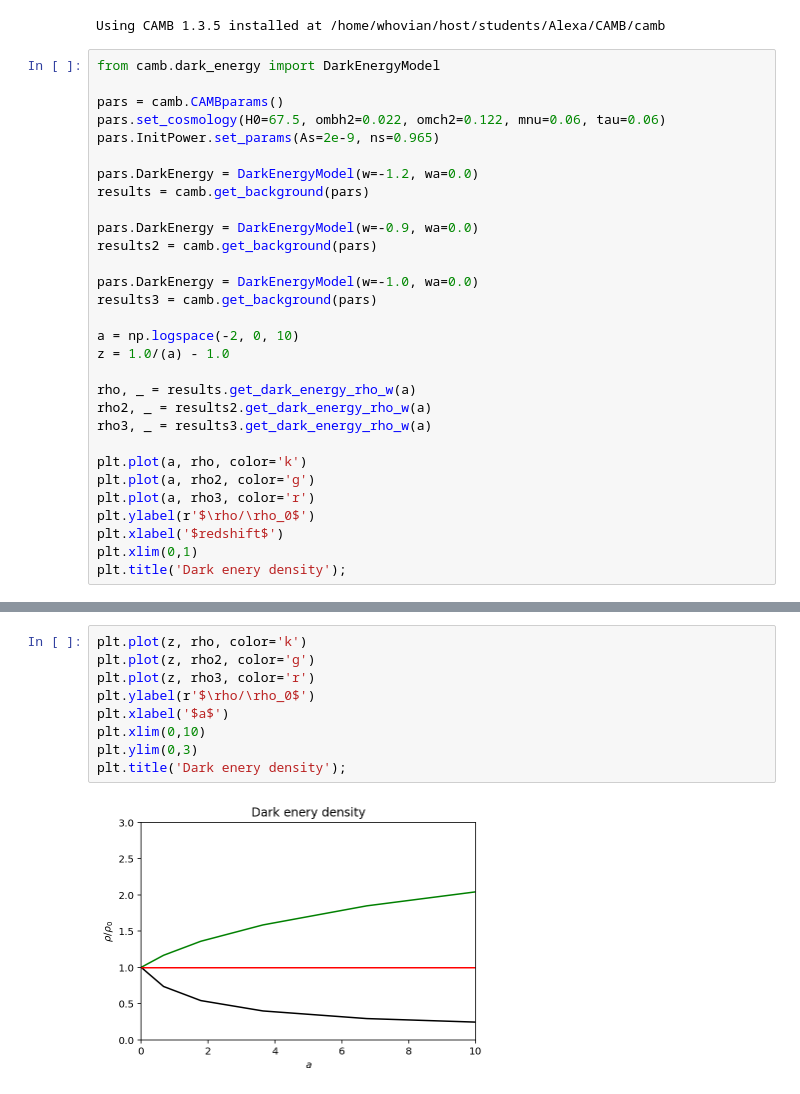
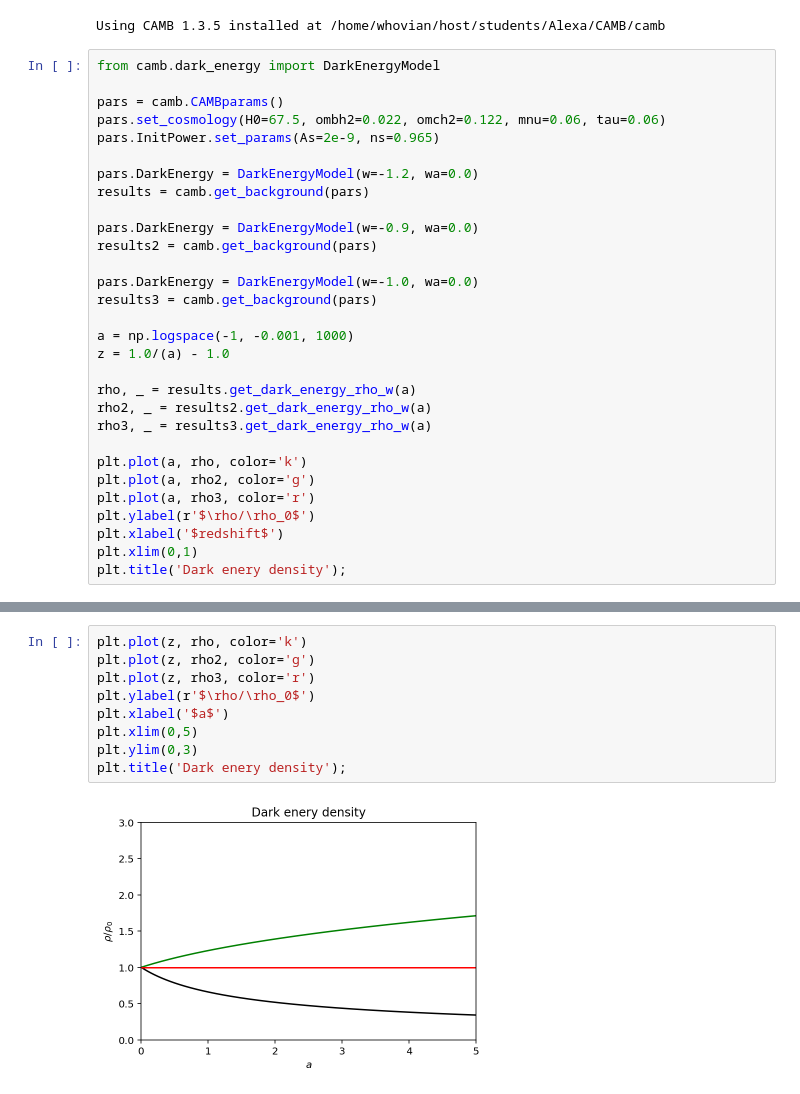
Before and after one commit to SBU-JAMES/CAMB, a Jupyter notebook: DarkEnergyTest.ipynb, the cells around one changed output, grey strips where cells are left out. Drawn from its saved outputs; the diff is of its cells as text.

```diff
--- a/DarkEnergyTest.ipynb
+++ b/DarkEnergyTest.ipynb
@@ -27,7 +27,7 @@ results2 = camb.get_background(pars)
 pars.DarkEnergy = DarkEnergyModel(w=-1.0, wa=0.0)
 results3 = camb.get_background(pars)
 
-a = np.logspace(-2, 0, 10)
+a = np.logspace(-1, -0.001, 1000)
 z = 1.0/(a) - 1.0
 
 rho, _ = results.get_dark_energy_rho_w(a)
@@ -46,11 +46,11 @@ plt.title('Dark enery density');
 # %%
 plt.plot(z, rho, color='k')
 plt.plot(z, rho2, color='g')
 plt.plot(z, rho3, color='r')
 plt.ylabel(r'$\rho/\rho_0$')
 plt.xlabel('$a$')
-plt.xlim(0,10)
+plt.xlim(0,5)
 plt.ylim(0,3)
 plt.title('Dark enery density');
 # %% [output]
-[figure, old version]
+[figure, new version]
```
Also changed, not shown: parts of 5 cells of this notebook.
